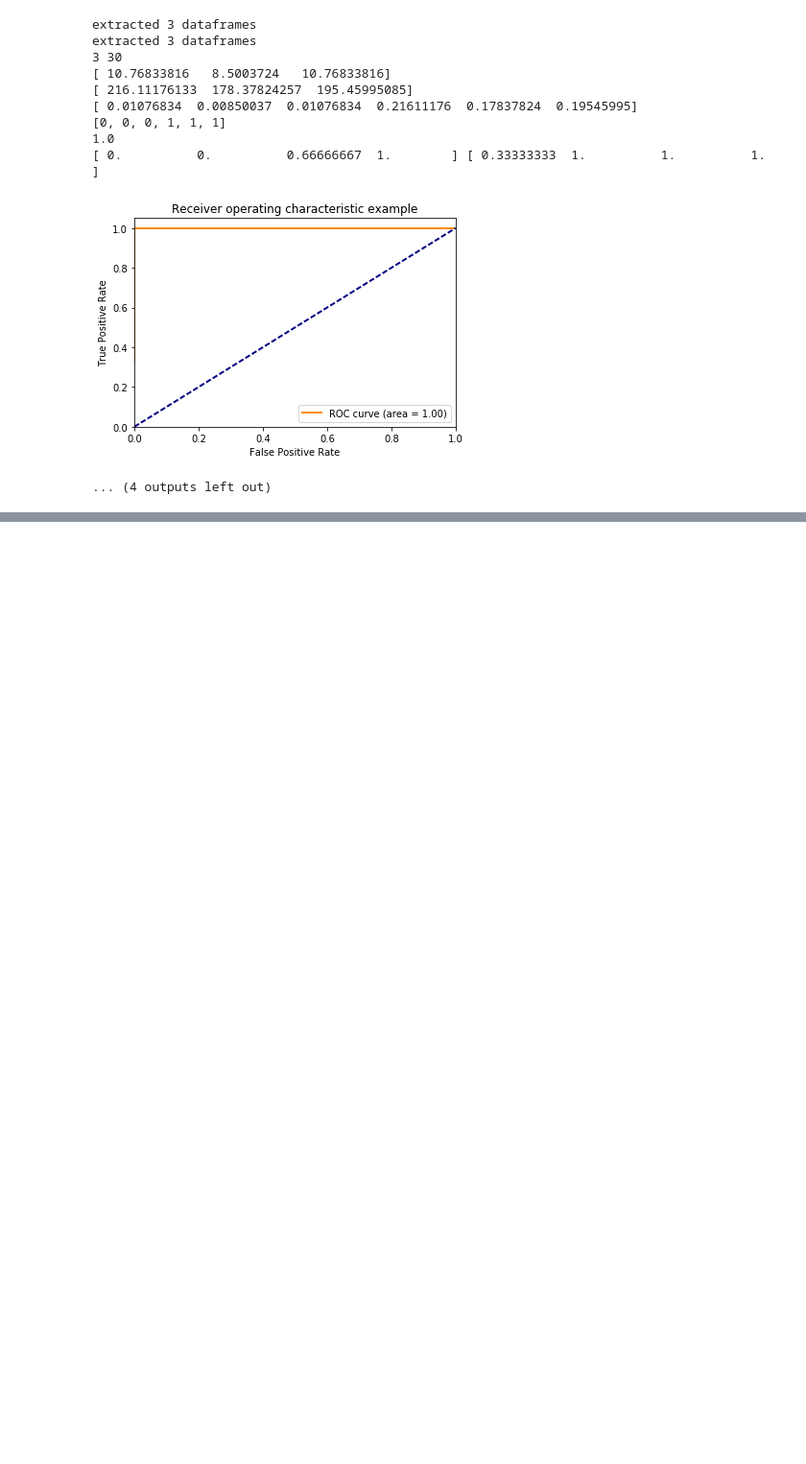
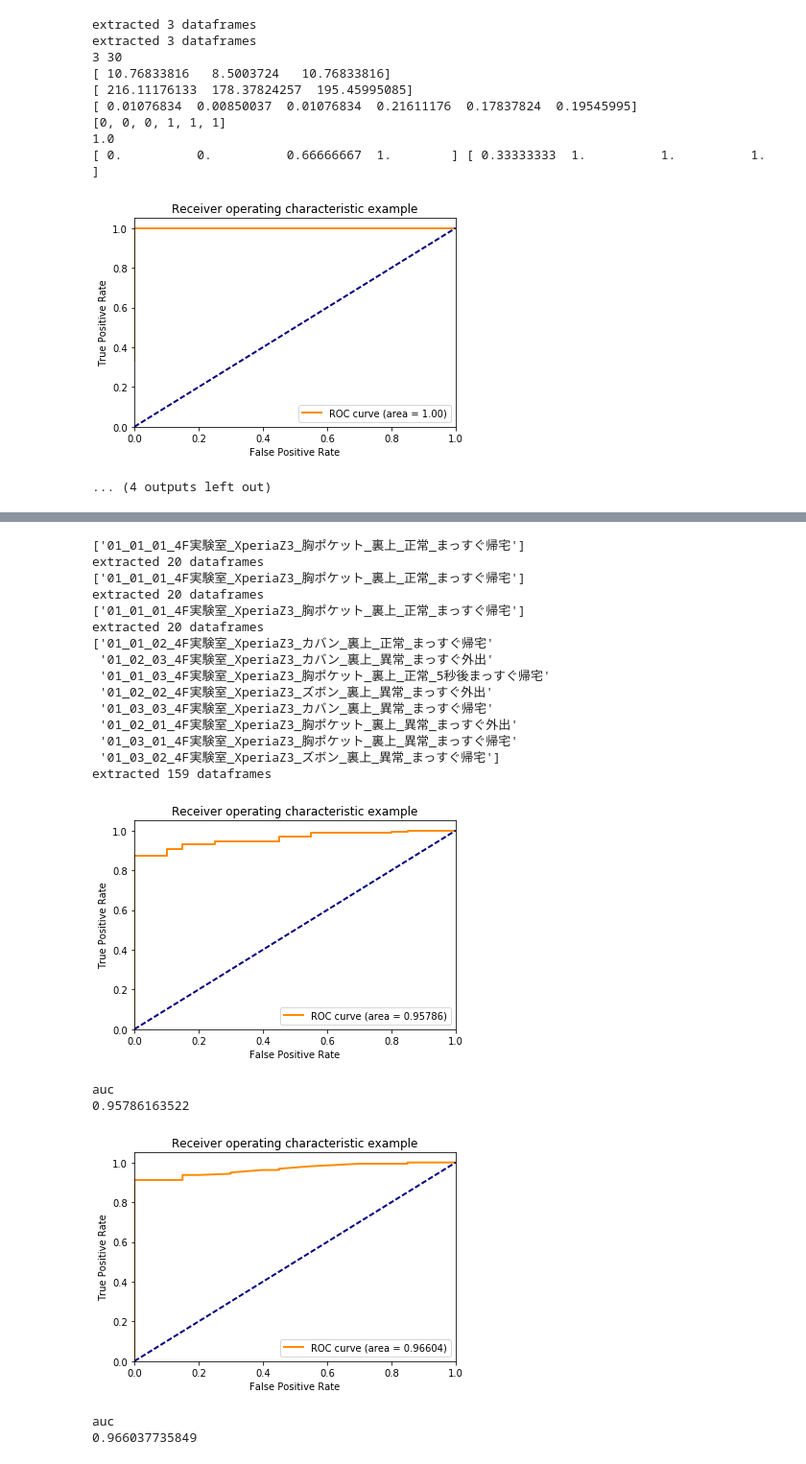
Before and after one commit to refluster/jupyter, a Jupyter notebook: 009.dkj_learn/evaluate.ipynb, the cells around one changed output, grey strips where cells are left out. Shown at 96% size. Cells and saved outputs as stored; diff of their text form; code cells hidden in the pictures; blank space fills up the shorter version.

```diff
--- a/009.dkj_learn/evaluate.ipynb
+++ b/009.dkj_learn/evaluate.ipynb
@@ -149,0 +155,10 @@ extracted 3 dataframes
+# %%
+#import estimator_knn as knn
+import sys
+import notebookutil as nbu
+sys.meta_path.append(nbu.NotebookFinder())
+import datasets
+import pandas as pd
+import numpy as np
+
+ds = datasets.load('data/raw/01_0[123]_0*_*')
@@ -149,0 +197,68 @@ extracted 3 dataframes
+# %%
+import roc_auc
+import datasets
+import estimator_knn as knn
+import estimator_rssibased as rssie
+
+def eval01():
+    #column=['rssi.a','rssi.b', ['linear_accel[0]','linear_accel[1]','linear_accel[2]']]
+    column=['rssi.a','rssi.b']
+    before = 10
+    base = '01_01_01'
+    normal = '01_01_01'
+    anomaly = '01_0[23]'
+
+    data_2d_base, data_2d_n = datasets.get_normalized_data(ds,
+                                                           title_base=base,
+                                                           title =normal,
+                                                           before=before, after=0,
+                                                           column=column)
+
+    data_2d_base, data_2d_o = datasets.get_normalized_data(ds,
+                                                           title_base=base,
+                                                           title =anomaly,
+                                                           before=before, after=0,
+                                                           column=column)
+
+    data_n = [d.ravel() for d in data_2d_n]
+    data_o = [d.ravel() for d in data_2d_o]
+
+    model = knn.EstimatorKNN()
+    model.fit(data_n)
+    score_n = model.decision_function(data_n)
+    score_o = model.decision_function(data_o)
+    auc = roc_auc.get_auc_from_normal_outlier(score_n, score_o)
+    print('auc')
+    print(auc)
+
+    model = rssie.EstimatorRssiBased()
+    model.fit(data_n)
+    score_n = model.decision_function(data_n)
+    score_o = model.decision_function(data_o)
+    auc = roc_auc.get_auc_from_normal_outlier(score_n, score_o)
+    print('auc')
+    print(auc)
+
+eval01()
+# %% [output]
+['01_01_01_4F実験室_XperiaZ3_胸ポケット_裏上_正常_まっすぐ帰宅']
+extracted 20 dataframes
+['01_01_01_4F実験室_XperiaZ3_胸ポケット_裏上_正常_まっすぐ帰宅']
+extracted 20 dataframes
+['01_01_01_4F実験室_XperiaZ3_胸ポケット_裏上_正常_まっすぐ帰宅']
+extracted 20 dataframes
+['01_01_02_4F実験室_XperiaZ3_カバン_裏上_正常_まっすぐ帰宅'
+ '01_02_03_4F実験室_XperiaZ3_カバン_裏上_異常_まっすぐ外出'
+ '01_01_03_4F実験室_XperiaZ3_胸ポケット_裏上_正常_5秒後まっすぐ帰宅'
+ '01_02_02_4F実験室_XperiaZ3_ズボン_裏上_異常_まっすぐ外出'
+ '01_03_03_4F実験室_XperiaZ3_カバン_裏上_異常_まっすぐ帰宅'
+ '01_02_01_4F実験室_XperiaZ3_胸ポケット_裏上_異常_まっすぐ外出'
+ '01_03_01_4F実験室_XperiaZ3_胸ポケット_裏上_異常_まっすぐ帰宅'
+ '01_03_02_4F実験室_XperiaZ3_ズボン_裏上_異常_まっすぐ帰宅']
+extracted 159 dataframes
+[figure, added]
+auc
+0.95786163522
+[figure, added]
+auc
+0.966037735849
```
Also changed, not shown: parts of 6 cells of this notebook, 3 other files.
